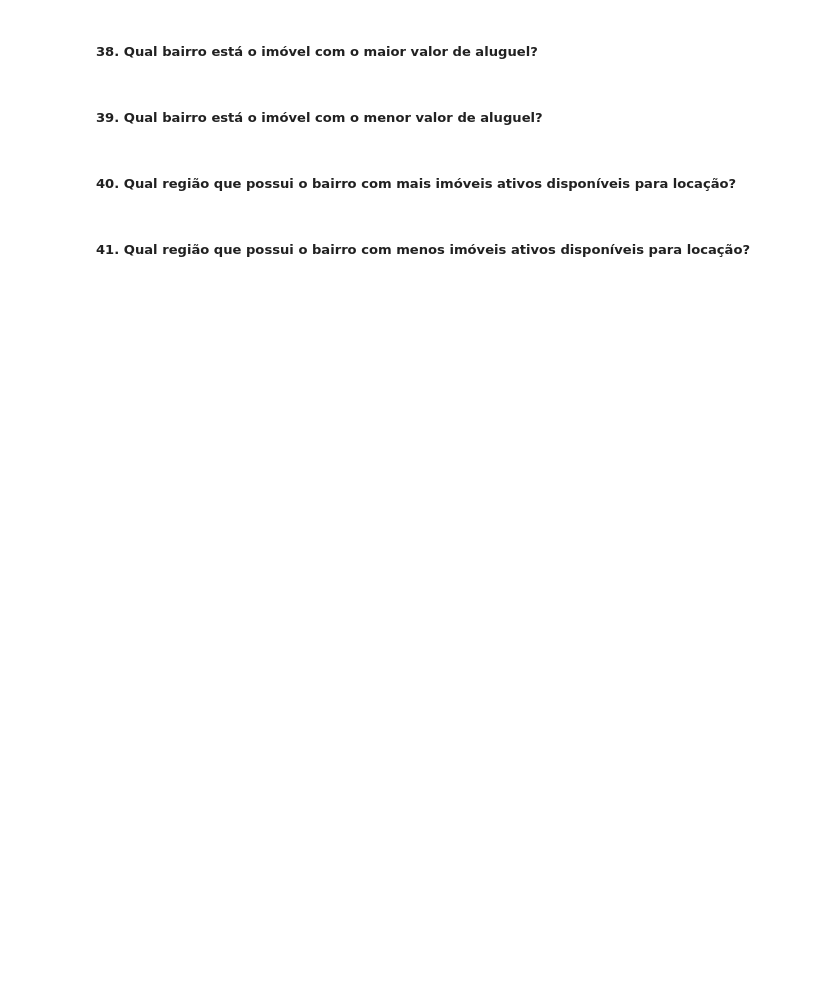
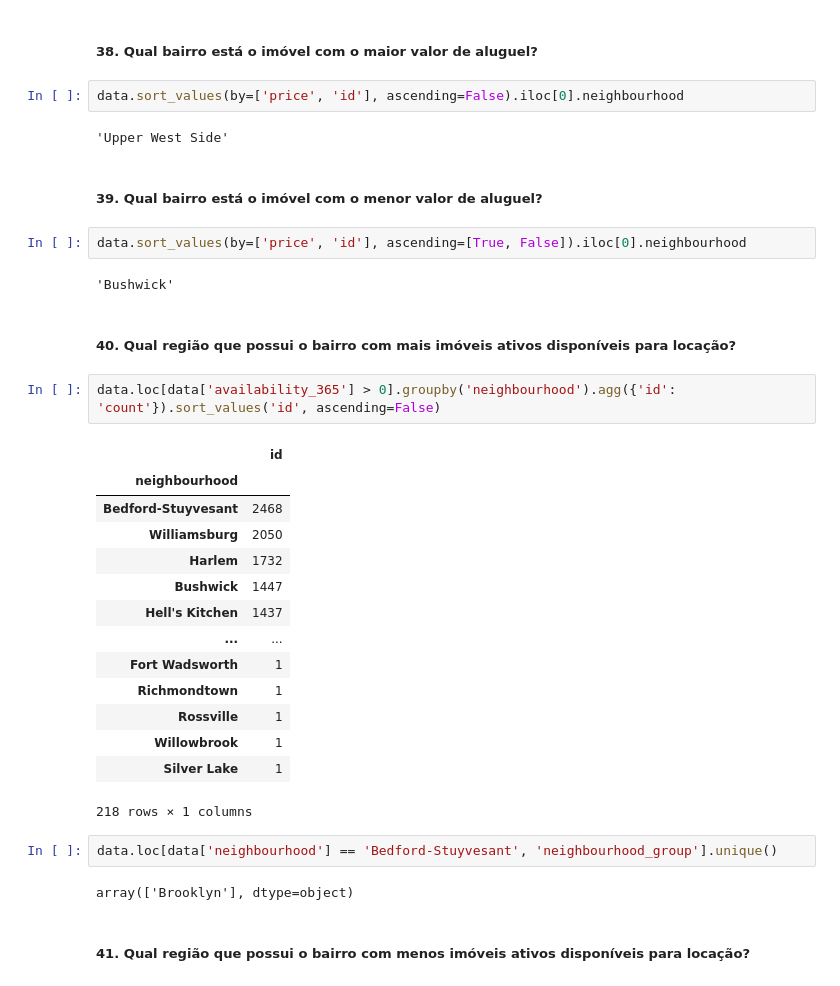
Before and after one commit to GustavoBarros11/analise-final-pzds, a Jupyter notebook: projeto_final_certificacao_aluno.ipynb, the cells around one changed output. Saved outputs shown, nothing was run; the diff lists cells and outputs as text; blank space fills up the shorter version.

```diff
--- a/projeto_final_certificacao_aluno.ipynb
+++ b/projeto_final_certificacao_aluno.ipynb
@@ -559,8 +692,37 @@ plt.show()
 # %% [markdown]
 ##### 38. Qual bairro está o imóvel com o maior valor de aluguel?
+# %%
+data.sort_values(by=['price', 'id'], ascending=False).iloc[0].neighbourhood
+# %% [output]
+'Upper West Side'
 # %% [markdown]
 ##### 39. Qual bairro está o imóvel com o menor valor de aluguel?
+# %%
+data.sort_values(by=['price', 'id'], ascending=[True, False]).iloc[0].neighbourhood
+# %% [output]
+'Bushwick'
 # %% [markdown]
 ##### 40. Qual região que possui o bairro com mais imóveis ativos disponíveis para locação?
+# %%
+data.loc[data['availability_365'] > 0].groupby('neighbourhood').agg({'id': 'count'}).sort_values('id', ascending=False)
+# %% [output]
+|  | id |
+| neighbourhood |  |
+| Bedford-Stuyvesant | 2468 |
+| Williamsburg | 2050 |
+| Harlem | 1732 |
+| Bushwick | 1447 |
+| Hell's Kitchen | 1437 |
+| ... | ... |
+| Fort Wadsworth | 1 |
+| Richmondtown | 1 |
+| Rossville | 1 |
+| Willowbrook | 1 |
+| Silver Lake | 1 |
+218 rows × 1 columns
+# %%
+data.loc[data['neighbourhood'] == 'Bedford-Stuyvesant', 'neighbourhood_group'].unique()
+# %% [output]
+array(['Brooklyn'], dtype=object)
 # %% [markdown]
 ##### 41. Qual região que possui o bairro com menos imóveis ativos disponíveis para locação?
```
Also changed, not shown: parts of 36 cells of this notebook.
